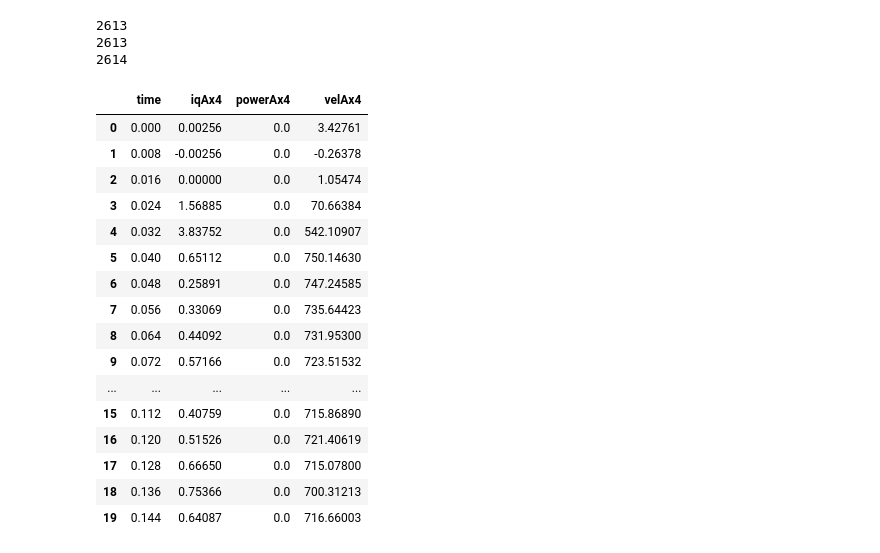
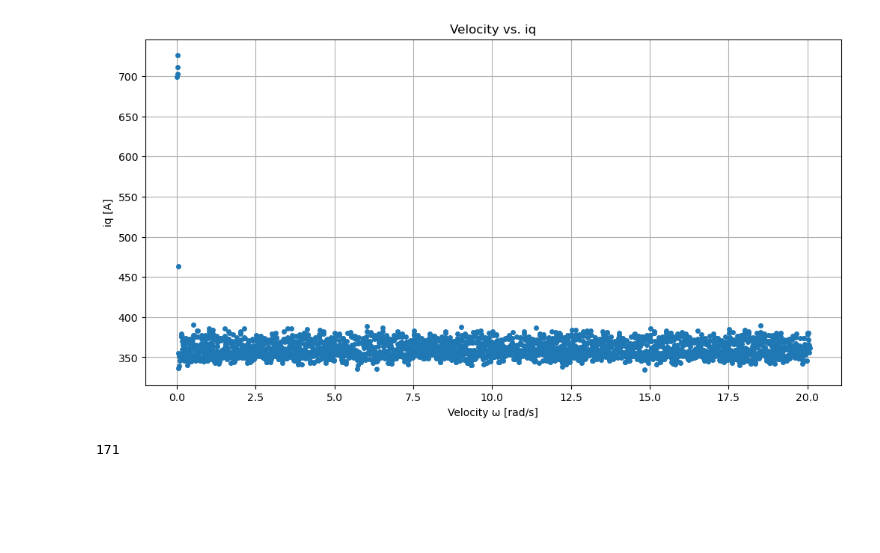
Before and after one commit to ThMRudolf/2025_LM_FinalProject, a Jupyter notebook: preproc_data/src/nb/air_cut_processing/Analyse_Air_Cuts_preprep.ipynb, the cells around one changed output. Saved outputs shown, nothing was run; the diff lists cells and outputs as text; code cells hidden in the pictures; blank space fills up the shorter version.

```diff
--- a/preproc_data/src/nb/air_cut_processing/Analyse_Air_Cuts_preprep.ipynb
+++ b/preproc_data/src/nb/air_cut_processing/Analyse_Air_Cuts_preprep.ipynb
@@ -3,7 +3,7 @@ from pathlib import Path
 import pandas as pd
 import numpy as np
 # %%
-data_path_hsa = '../../../data/raw/HSA'  # specify your path here
+data_path_hsa = '../../../../data/raw/HSA'  # specify your path here
 folder = Path(data_path_hsa)  # change to your folder path
 print(f'Reading CSV files from {folder}')
 csv_files = sorted(folder.glob('*.csv'))
@@ -48,6 +61,6 @@ def make_continuous(x, threshold=None):
 # %%
 # rename columns in all loaded DataFrames and save renamed CSVs to a new folder
-prepro_path = '../../../data/preprocessed/HSA'
+prepro_path = '../../../../data/preprocessed/HSA'
 #prepro_path.mkdir(parents=True, exist_ok=True)
 
 # rename columns for clarity
@@ -66,7 +79,11 @@ for stem, df in list(dfs.items()):
     dfs[stem] = df_renamed
     # save with the same filename (stem) into the new folder
     df_renamed = df_renamed.drop(columns="rpa")
+    ##
+    df_renamed = parser.convert_signals(df_renamed)
+
     out_file = f'{prepro_path}/{stem}.csv'
+    print(f'Saving renamed DataFrame to {out_file}')
     df_renamed.to_csv(out_file, index=False)
     print(f"Saved: {out_file}")
 # %% [output]
@@ -141,25 +211,0 @@ Estimated damping B = 7.620999013162226e-07 Nm·s/rad
-# %%
-# Estimate J and B for all preprocessed files and save to dataframe
-results = []
-
-for stem in dfs.keys():
-    try:
-        file_path = f'{prepro_path}/{stem}.csv'
-        df_phys_temp = parser.process_csv(file_path)
-        df_phys_temp["time"] = df_phys_temp.index * 0.001
-
-        J_temp, B_temp, sid_temp = parser.identify_spindle_dynamics(df_phys_temp)
-
-        results.append({
-            'file': stem,
-            'J_kg_m2': J_temp,
-            'B_Nm_s_rad': B_temp
-        })
-        print(f"Processed {stem}: J={J_temp:.6e}, B={B_temp:.6e}")
-    except Exception as e:
-        print(f"Error processing {stem}: {e}")
-
-# Create results dataframe
-results_df = pd.DataFrame(results)
-print(f"\nEstimated dynamics for {len(results_df)} files:")
-print(results_df)
@@ -270,29 +212,14 @@ array([[-638.66535688, 2640.10198958],
-# %%
-print(np.diff(df_plot['time']).size)
-print(np.diff(df_plot['omega_rad_s']).size)
-print((df_plot['omega_rad_s']).size)
-#df_plot['Omega_rad_s'].size
-# %% [output]
-2613
-2613
-2614
-# %%
-df_plot.head(20)
-# %% [output]
-|  | time | iqAx4 | powerAx4 | velAx4 |
-| 0 | 0.000 | 0.00256 | 0.0 | 3.42761 |
-| 1 | 0.008 | -0.00256 | 0.0 | -0.26378 |
-| 2 | 0.016 | 0.00000 | 0.0 | 1.05474 |
-| 3 | 0.024 | 1.56885 | 0.0 | 70.66384 |
-| 4 | 0.032 | 3.83752 | 0.0 | 542.10907 |
-| 5 | 0.040 | 0.65112 | 0.0 | 750.14630 |
-| 6 | 0.048 | 0.25891 | 0.0 | 747.24585 |
-| 7 | 0.056 | 0.33069 | 0.0 | 735.64423 |
-| 8 | 0.064 | 0.44092 | 0.0 | 731.95300 |
-| 9 | 0.072 | 0.57166 | 0.0 | 723.51532 |
-| ... | ... | ... | ... | ... |
-| 15 | 0.112 | 0.40759 | 0.0 | 715.86890 |
-| 16 | 0.120 | 0.51526 | 0.0 | 721.40619 |
-| 17 | 0.128 | 0.66650 | 0.0 | 715.07800 |
-| 18 | 0.136 | 0.75366 | 0.0 | 700.31213 |
-| 19 | 0.144 | 0.64087 | 0.0 | 716.66003 |
+# %%
+import matplotlib.pyplot as plt
+
+plt.figure(figsize=(12,6))
+plt.plot(df_renamed["time"], df_renamed["velAx4"], linewidth=1, marker='o', markersize=4, linestyle='None')
+plt.xlabel("Velocity ω [rad/s]")
+plt.ylabel("iq [A]")
+plt.title("Velocity vs. iq")
+plt.grid(True)
+plt.show()
+results_df.size
+# %% [output]
+[figure, added]
+171
```
Also changed, not shown: parts of 11 cells of this notebook, 8 other files.
